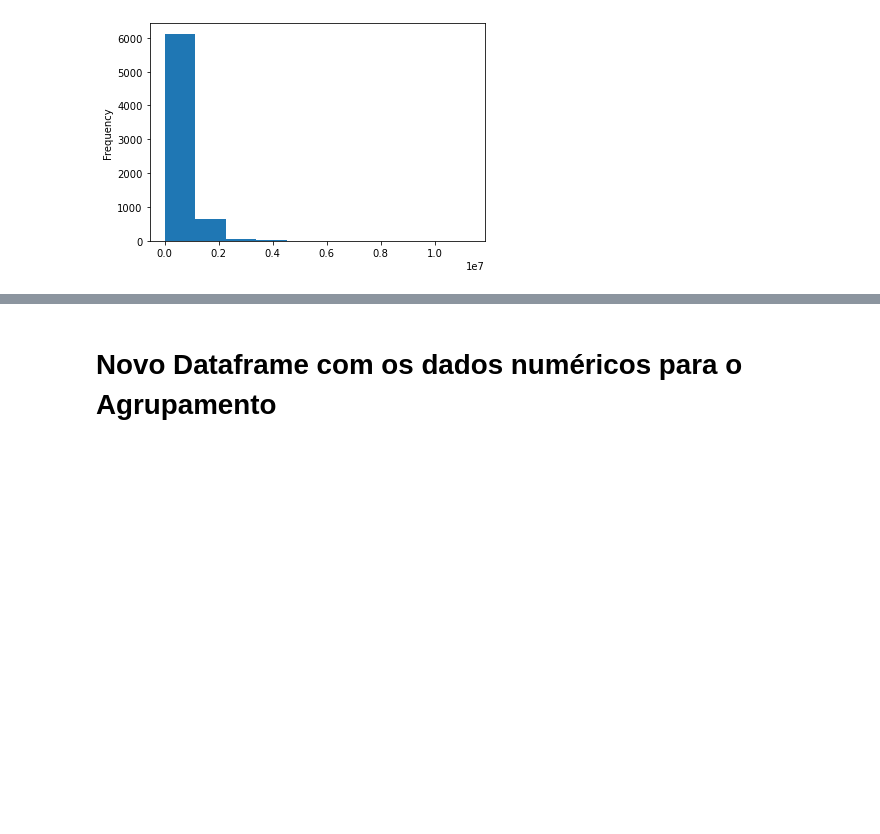
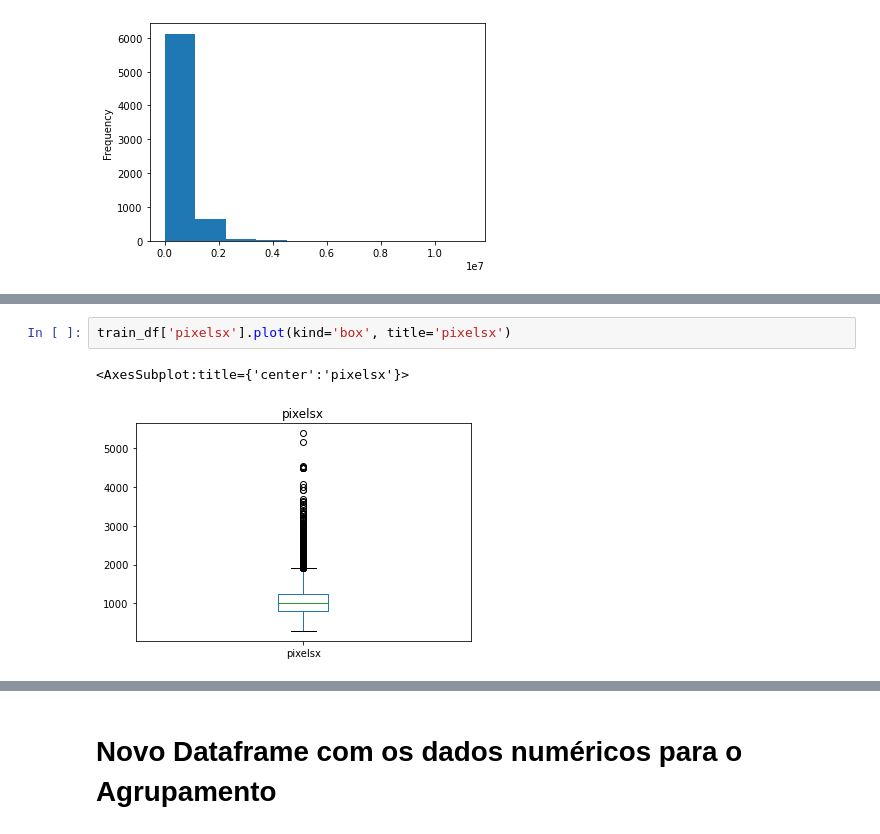
Before and after one commit to rebecabramos/ProjetoIA, a Jupyter notebook: ProjetoIA.ipynb, the cells around one changed output, grey strips where cells are left out. Drawn from its saved outputs; the diff is of its cells as text; blank space fills up the shorter version.

```diff
--- a/ProjetoIA.ipynb
+++ b/ProjetoIA.ipynb
@@ -362,0 +380,5 @@ Name: size_bytes, Length: 6827, dtype: int64
+# %%
+train_df['pixelsx'].plot(kind='box', title='pixelsx')
+# %% [output]
+<AxesSubplot:title={'center':'pixelsx'}>
+[figure, added]
```
Also changed, not shown: parts of 9 cells of this notebook.
